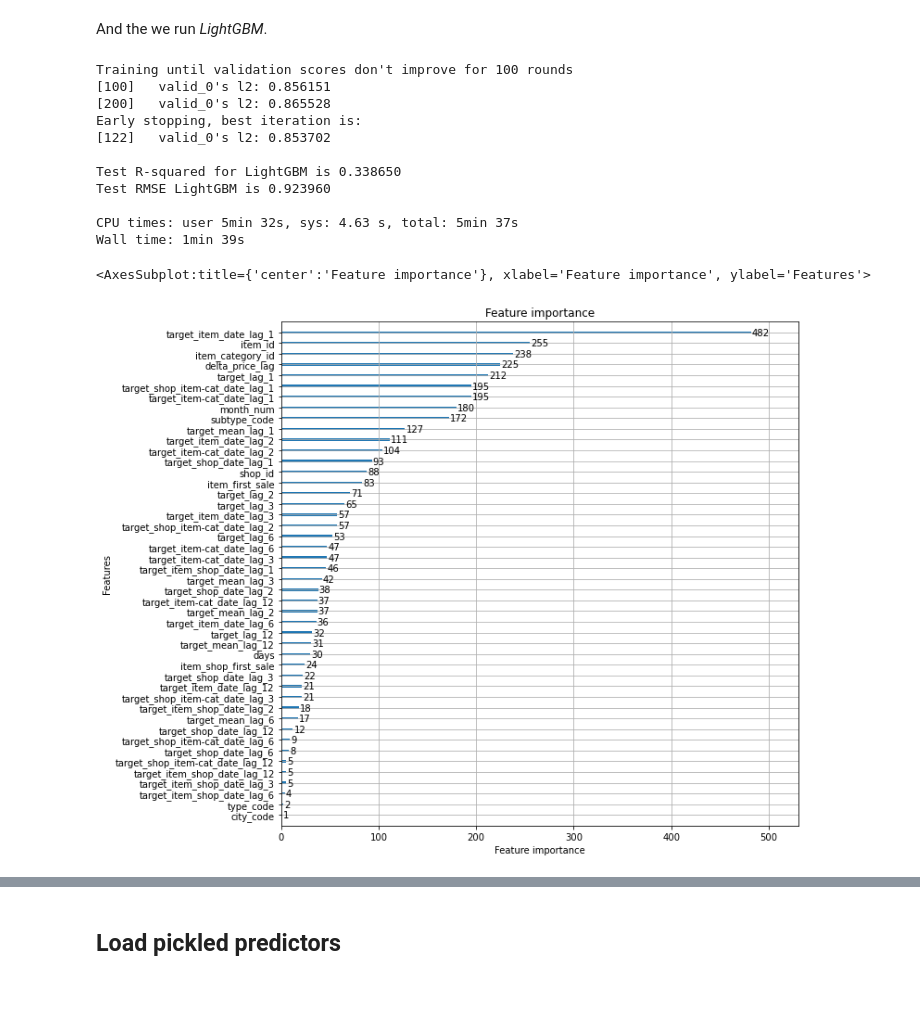
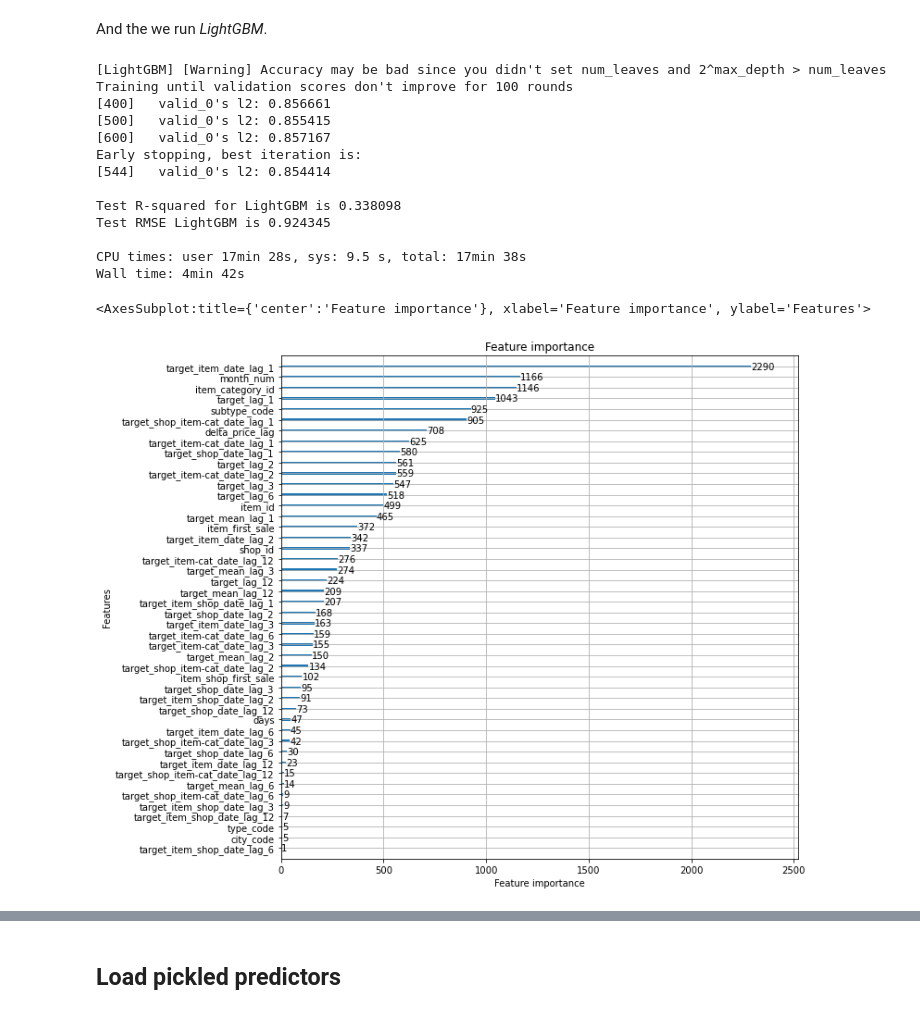
Before and after one commit to ddmitry80/coursera_how_to_win_kaggle, a Jupyter notebook: Final_project/simple_ensemble.ipynb, the cells around one changed output, grey strips where cells are left out. Drawn from its saved outputs; the diff is of its cells as text; code cells hidden in the pictures.

```diff
--- a/Final_project/simple_ensemble.ipynb
+++ b/Final_project/simple_ensemble.ipynb
@@ -154,41 +156,46 @@ And the we run *LightGBM*.
 # LightGBM
 model_lgb = lgb.LGBMRegressor(
     n_estimators=1000,
+    learning_rate=0.01,
+    max_depth=10,
+    #num_leaves=60,
     n_jobs=-1,
     objective='mse',
     random_state=17
 )
 
 model_lgb.fit(
     X_train, y_train,
     eval_set=(X_test, y_test),
     early_stopping_rounds=100,
     verbose=100
 )
 pred_lgb = model_lgb.predict(X_test)
 
 print('\nTest R-squared for LightGBM is %f' % r2_score(y_test, pred_lgb))
 print('Test RMSE LightGBM is %f' % np.sqrt(mean_squared_error(y_test, pred_lgb)))
 print()
 
 # Save model to disk
 if save_models:
     pickle.dump(model_lgb, open('data/sa-model_lgb.pkl', "wb"))
 
 # Plot LightGBM features importance
 fig, ax = plt.subplots(1,1,figsize=(10, 10))
 lgb.plot_importance(booster=model_lgb, ax=ax)
 # %% [output]
+[LightGBM] [Warning] Accuracy may be bad since you didn't set num_leaves and 2^max_depth > num_leaves
 Training until validation scores don't improve for 100 rounds
-[100]   valid_0's l2: 0.856151
-[200]   valid_0's l2: 0.865528
+[400]   valid_0's l2: 0.856661
+[500]   valid_0's l2: 0.855415
+[600]   valid_0's l2: 0.857167
 Early stopping, best iteration is:
-[122]   valid_0's l2: 0.853702
+[544]   valid_0's l2: 0.854414
 
-Test R-squared for LightGBM is 0.338650
-Test RMSE LightGBM is 0.923960
+Test R-squared for LightGBM is 0.338098
+Test RMSE LightGBM is 0.924345
 
-CPU times: user 5min 32s, sys: 4.63 s, total: 5min 37s
-Wall time: 1min 39s
+CPU times: user 17min 28s, sys: 9.5 s, total: 17min 38s
+Wall time: 4min 42s
 <AxesSubplot:title={'center':'Feature importance'}, xlabel='Feature importance', ylabel='Features'>
-[figure, old version]
+[figure, new version]
```
Also changed, not shown: parts of 30 cells of this notebook, 1 other file.
